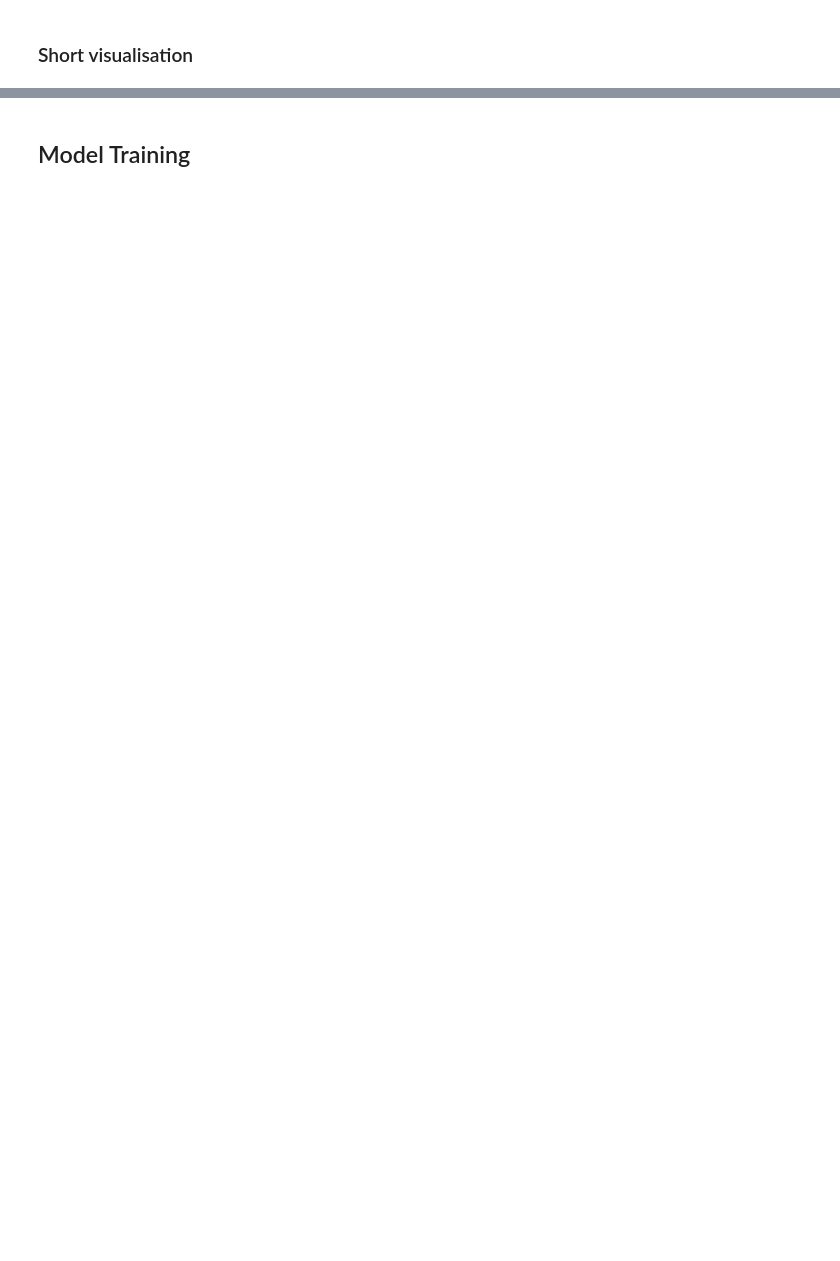
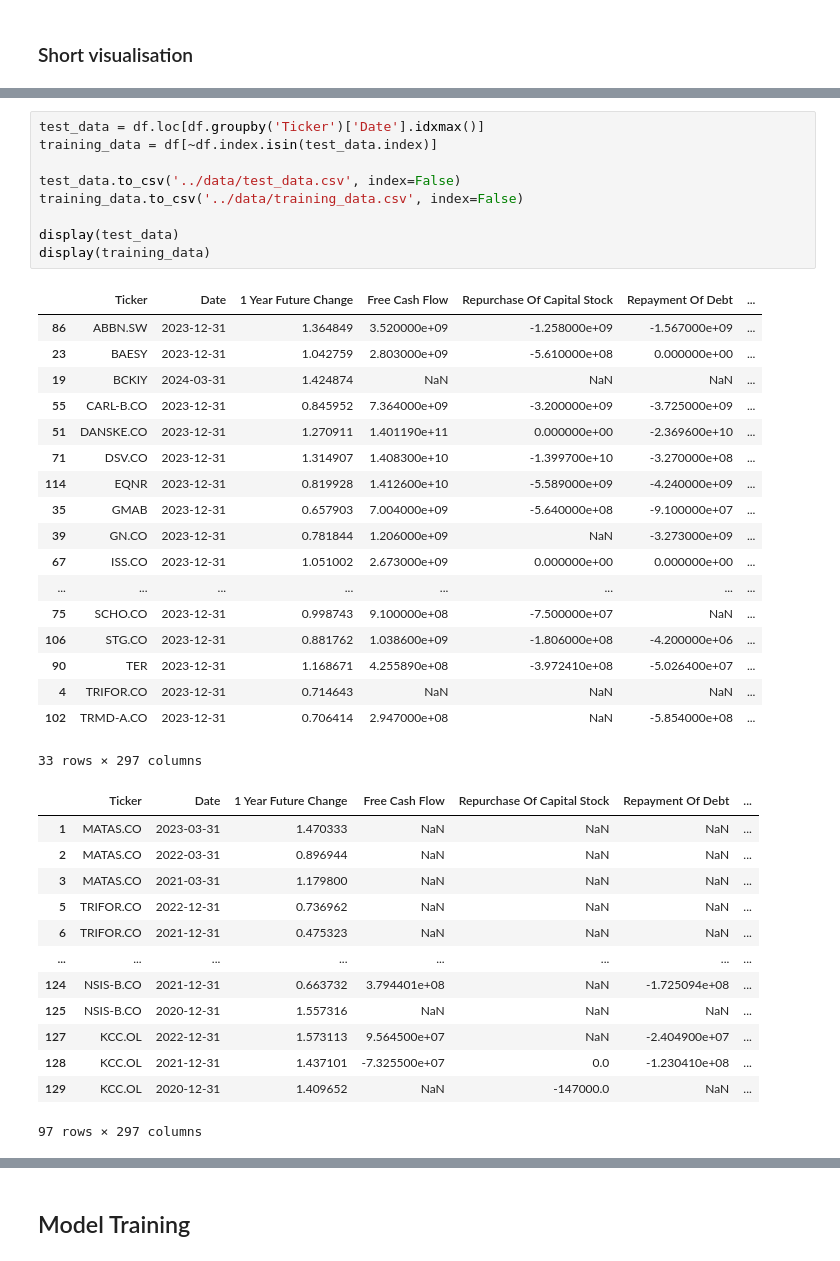
Before and after one commit to P1N60/Uni, a Jupyter notebook: VS-Code/Side-Projects/money_printer/Notebooks/money_printer.ipynb, the cells around one changed output, grey strips where cells are left out. Drawn from its saved outputs; the diff is of its cells as text; blank space fills up the shorter version.

```diff
--- a/VS-Code/Side-Projects/money_printer/Notebooks/money_printer.ipynb
+++ b/VS-Code/Side-Projects/money_printer/Notebooks/money_printer.ipynb
@@ -126,0 +137,41 @@ KeyError: "['Open Price'] not found in axis"
+# %%
+test_data = df.loc[df.groupby('Ticker')['Date'].idxmax()]
+training_data = df[~df.index.isin(test_data.index)]
+
+test_data.to_csv('../data/test_data.csv', index=False)
+training_data.to_csv('../data/training_data.csv', index=False)
+
+display(test_data)
+display(training_data)
+# %% [output]
+|  | Ticker | Date | 1 Year Future Change | Free Cash Flow | Repurchase Of Capital Stock | Repayment Of Debt | ... |
+| 86 | ABBN.SW | 2023-12-31 | 1.364849 | 3.520000e+09 | -1.258000e+09 | -1.567000e+09 | ... |
+| 23 | BAESY | 2023-12-31 | 1.042759 | 2.803000e+09 | -5.610000e+08 | 0.000000e+00 | ... |
+| 19 | BCKIY | 2024-03-31 | 1.424874 | NaN | NaN | NaN | ... |
+| 55 | CARL-B.CO | 2023-12-31 | 0.845952 | 7.364000e+09 | -3.200000e+09 | -3.725000e+09 | ... |
+| 51 | DANSKE.CO | 2023-12-31 | 1.270911 | 1.401190e+11 | 0.000000e+00 | -2.369600e+10 | ... |
+| 71 | DSV.CO | 2023-12-31 | 1.314907 | 1.408300e+10 | -1.399700e+10 | -3.270000e+08 | ... |
+| 114 | EQNR | 2023-12-31 | 0.819928 | 1.412600e+10 | -5.589000e+09 | -4.240000e+09 | ... |
+| 35 | GMAB | 2023-12-31 | 0.657903 | 7.004000e+09 | -5.640000e+08 | -9.100000e+07 | ... |
+| 39 | GN.CO | 2023-12-31 | 0.781844 | 1.206000e+09 | NaN | -3.273000e+09 | ... |
+| 67 | ISS.CO | 2023-12-31 | 1.051002 | 2.673000e+09 | 0.000000e+00 | 0.000000e+00 | ... |
+| ... | ... | ... | ... | ... | ... | ... | ... |
+| 75 | SCHO.CO | 2023-12-31 | 0.998743 | 9.100000e+08 | -7.500000e+07 | NaN | ... |
+| 106 | STG.CO | 2023-12-31 | 0.881762 | 1.038600e+09 | -1.806000e+08 | -4.200000e+06 | ... |
+| 90 | TER | 2023-12-31 | 1.168671 | 4.255890e+08 | -3.972410e+08 | -5.026400e+07 | ... |
+| 4 | TRIFOR.CO | 2023-12-31 | 0.714643 | NaN | NaN | NaN | ... |
+| 102 | TRMD-A.CO | 2023-12-31 | 0.706414 | 2.947000e+08 | NaN | -5.854000e+08 | ... |
+33 rows × 297 columns
+|  | Ticker | Date | 1 Year Future Change | Free Cash Flow | Repurchase Of Capital Stock | Repayment Of Debt | ... |
+| 1 | MATAS.CO | 2023-03-31 | 1.470333 | NaN | NaN | NaN | ... |
+| 2 | MATAS.CO | 2022-03-31 | 0.896944 | NaN | NaN | NaN | ... |
+| 3 | MATAS.CO | 2021-03-31 | 1.179800 | NaN | NaN | NaN | ... |
+| 5 | TRIFOR.CO | 2022-12-31 | 0.736962 | NaN | NaN | NaN | ... |
+| 6 | TRIFOR.CO | 2021-12-31 | 0.475323 | NaN | NaN | NaN | ... |
+| ... | ... | ... | ... | ... | ... | ... | ... |
+| 124 | NSIS-B.CO | 2021-12-31 | 0.663732 | 3.794401e+08 | NaN | -1.725094e+08 | ... |
+| 125 | NSIS-B.CO | 2020-12-31 | 1.557316 | NaN | NaN | NaN | ... |
+| 127 | KCC.OL | 2022-12-31 | 1.573113 | 9.564500e+07 | NaN | -2.404900e+07 | ... |
+| 128 | KCC.OL | 2021-12-31 | 1.437101 | -7.325500e+07 | 0.0 | -1.230410e+08 | ... |
+| 129 | KCC.OL | 2020-12-31 | 1.409652 | NaN | -147000.0 | NaN | ... |
+97 rows × 297 columns
```
Also changed, not shown: parts of 15 cells of this notebook, 2 other files.
